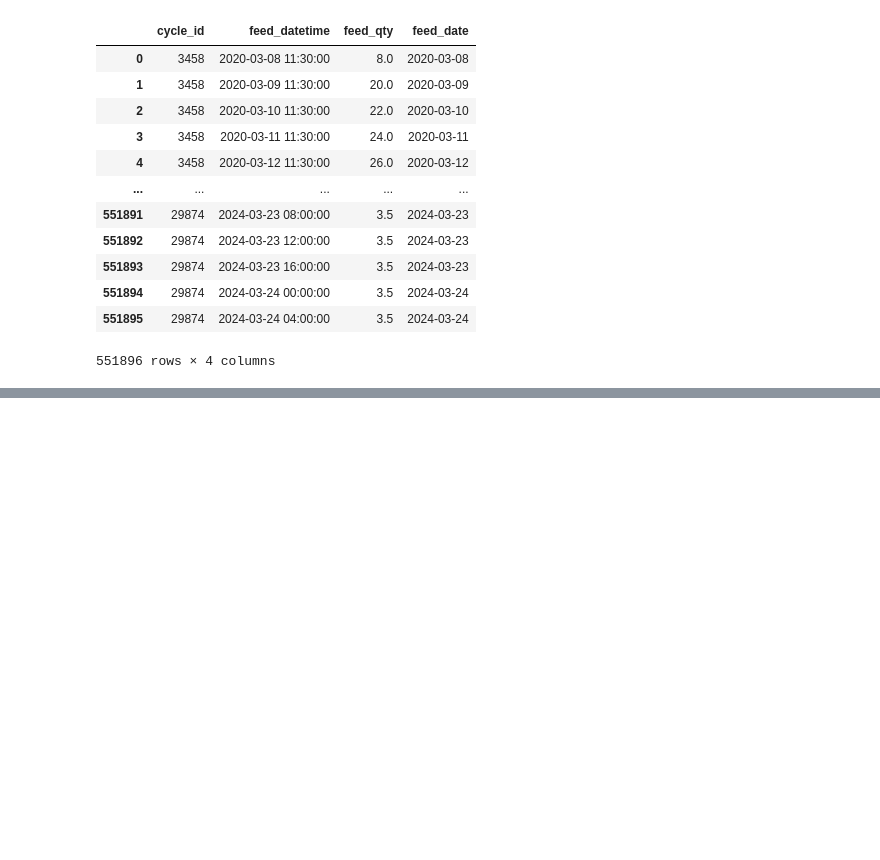
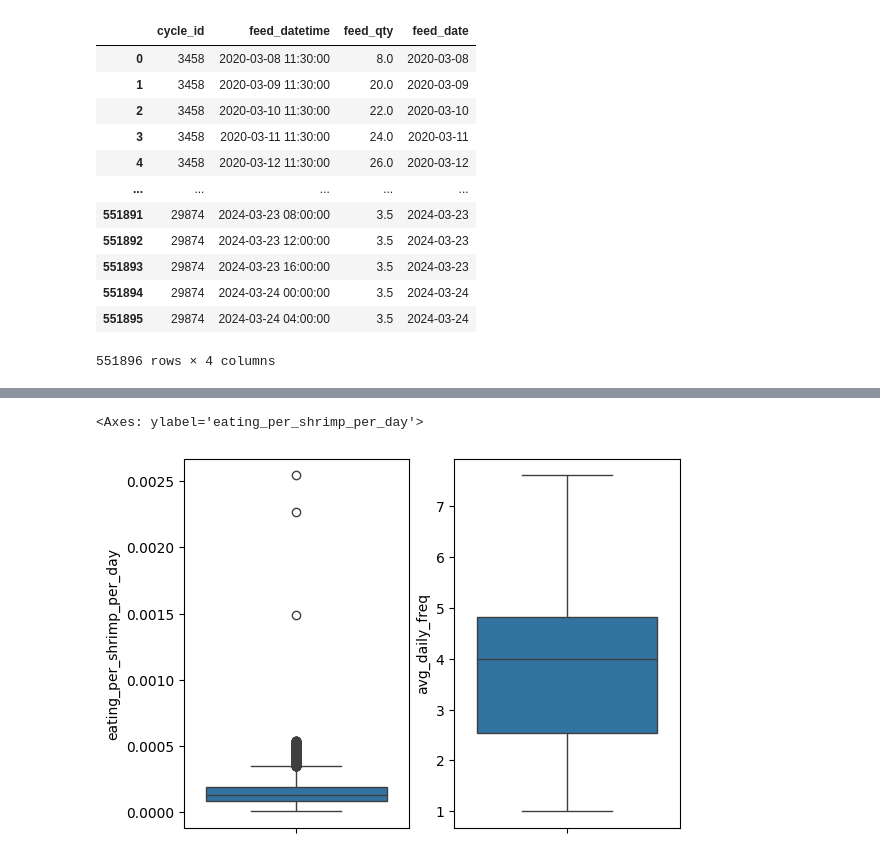
Before and after one commit to Kyunianti19/jala_assignment_test, a Jupyter notebook: analysis.ipynb, the cells around one changed output, grey strips where cells are left out. Cells and saved outputs as stored; diff of their text form; code cells hidden in the pictures; blank space fills up the shorter version.

```diff
--- a/analysis.ipynb
+++ b/analysis.ipynb
@@ -498,0 +551,7 @@ df_SR
+# %%
+figure, axs = plt.subplots(1,2)
+sns.boxplot(y=df_SR["avg_daily_freq"], ax=axs[1])
+sns.boxplot(y=df_SR['eating_per_shrimp_per_day'], ax=axs[0])
+# %% [output]
+<Axes: ylabel='eating_per_shrimp_per_day'>
+[figure, added]
```
Also changed, not shown: parts of 30 cells of this notebook.
